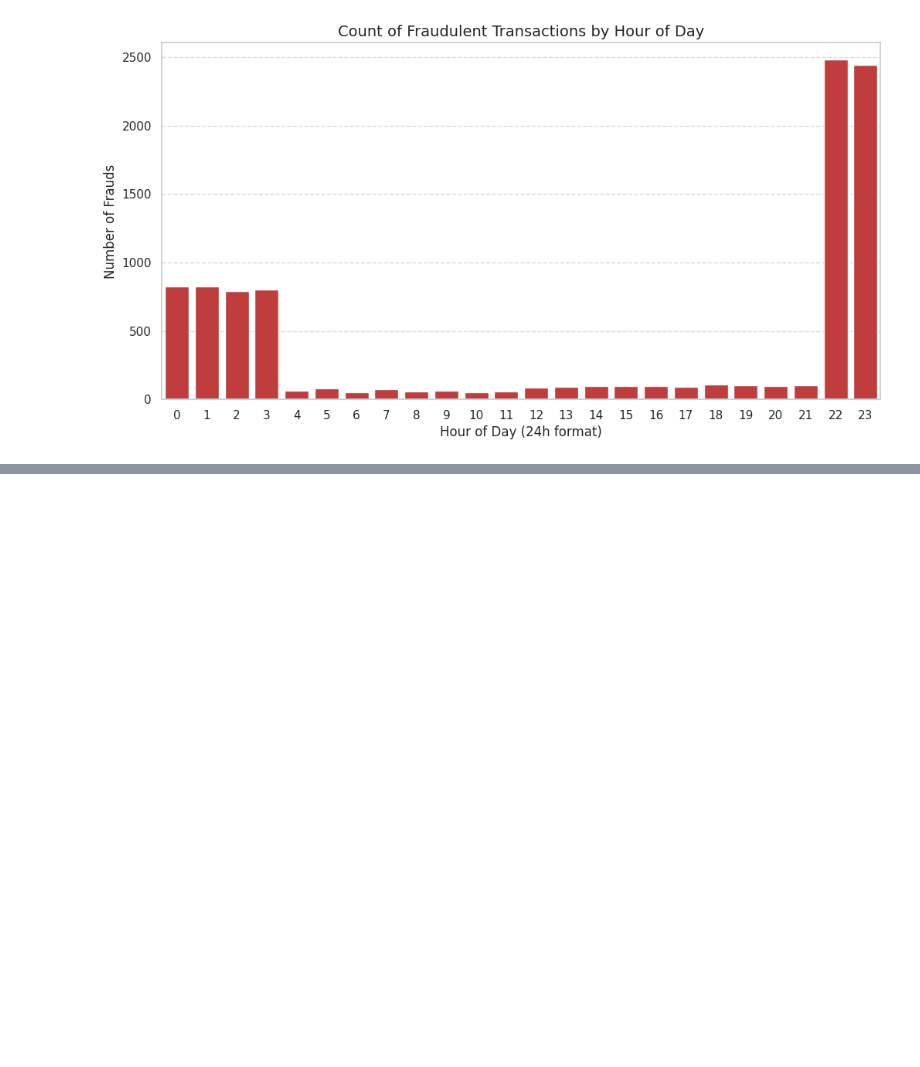
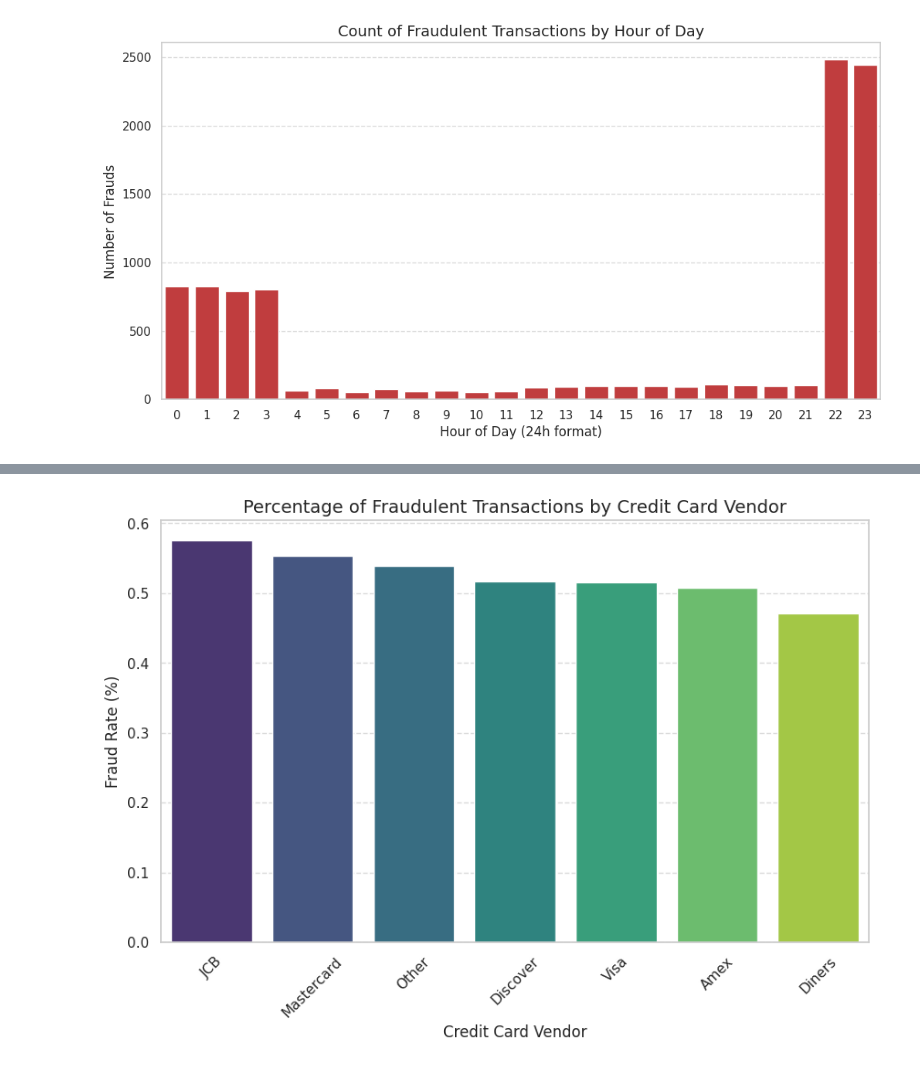
Before and after one commit to danieligelnik/CCFraudProject, a Jupyter notebook: DS_project.ipynb, the cells around one changed output, grey strips where cells are left out. Saved outputs shown, nothing was run; the diff lists cells and outputs as text; code cells hidden in the pictures; blank space fills up the shorter version.

Commit message:
Adding vendor handling Adding gender handling

```diff
--- a/DS_project.ipynb
+++ b/DS_project.ipynb
@@ -376,0 +396,24 @@ plt.show()
+# %%
+def get_cc_vendor(cc_num):
+    cc_str = str(cc_num)
+    if cc_str.startswith('4'):
+        return 'Visa'
+    elif cc_str.startswith(('51', '52', '53', '54', '55')) or (2221 <= int(cc_str[:4]) <= 2720):
+        return 'Mastercard'
+    elif cc_str.startswith(('34', '37')):
+        return 'Amex'
+    elif cc_str.startswith('6011') or cc_str.startswith('65'):
+        return 'Discover'
+    elif cc_str.startswith(('300', '301', '302', '303', '304', '305', '36', '38')):
+        return 'Diners'
+    elif cc_str.startswith(('3528', '3589')):
+        return 'JCB'
+    else:
+        return 'Other'
+
+df_cards['cc_vendor'] = df_cards['cc_num'].apply(get_cc_vendor)
+
+print("Credit Card Vendor Distribution:")
+display(df_cards['cc_vendor'].value_counts())
+
+df_info(df_cards, 'head')
@@ -376,0 +439,17 @@ plt.show()
+# %%
+# Calculate the fraud rate (percentage) for each vendor
+vendor_stats = df_cards.groupby('cc_vendor')['is_fraud'].agg(['count', 'sum'])
+vendor_stats['fraud_rate'] = (vendor_stats['sum'] / vendor_stats['count']) * 100
+vendor_stats = vendor_stats.sort_values(by='fraud_rate', ascending=False)
+
+plt.figure(figsize=(10, 6))
+sns.barplot(x=vendor_stats.index, y=vendor_stats['fraud_rate'], palette='viridis', hue=vendor_stats.index, legend=False)
+
+plt.title('Percentage of Fraudulent Transactions by Credit Card Vendor', fontsize=14)
+plt.xlabel('Credit Card Vendor')
+plt.ylabel('Fraud Rate (%)')
+plt.xticks(rotation=45)
+plt.grid(axis='y', linestyle='--', alpha=0.7)
+plt.show()
+# %% [output]
+[figure, added]
```
Also changed, not shown: parts of 4 cells of this notebook.
